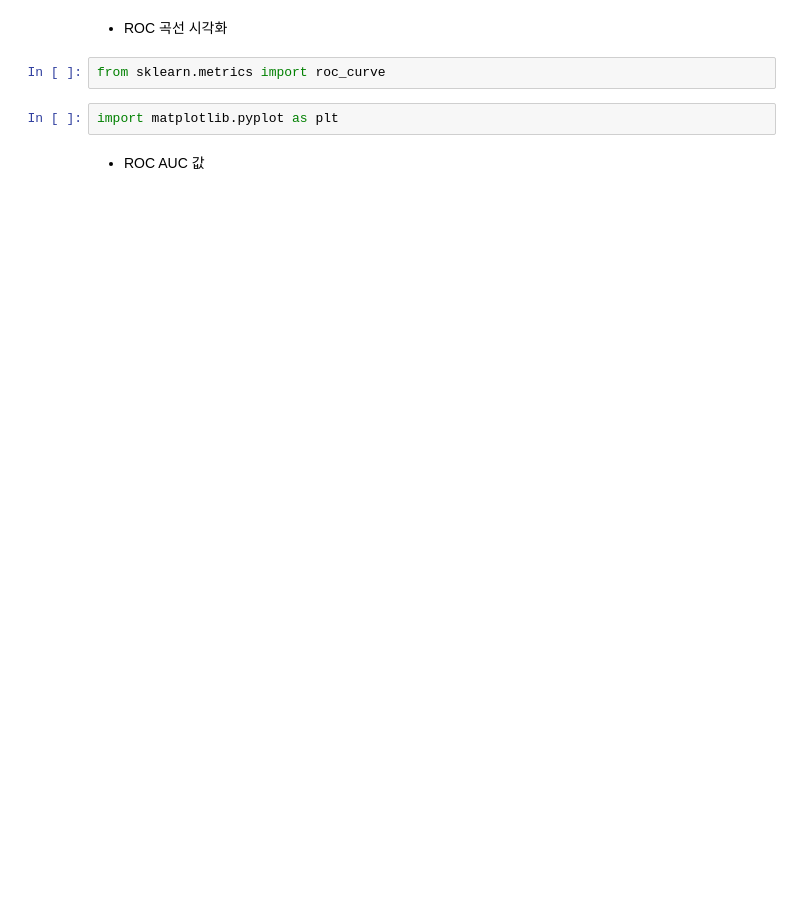
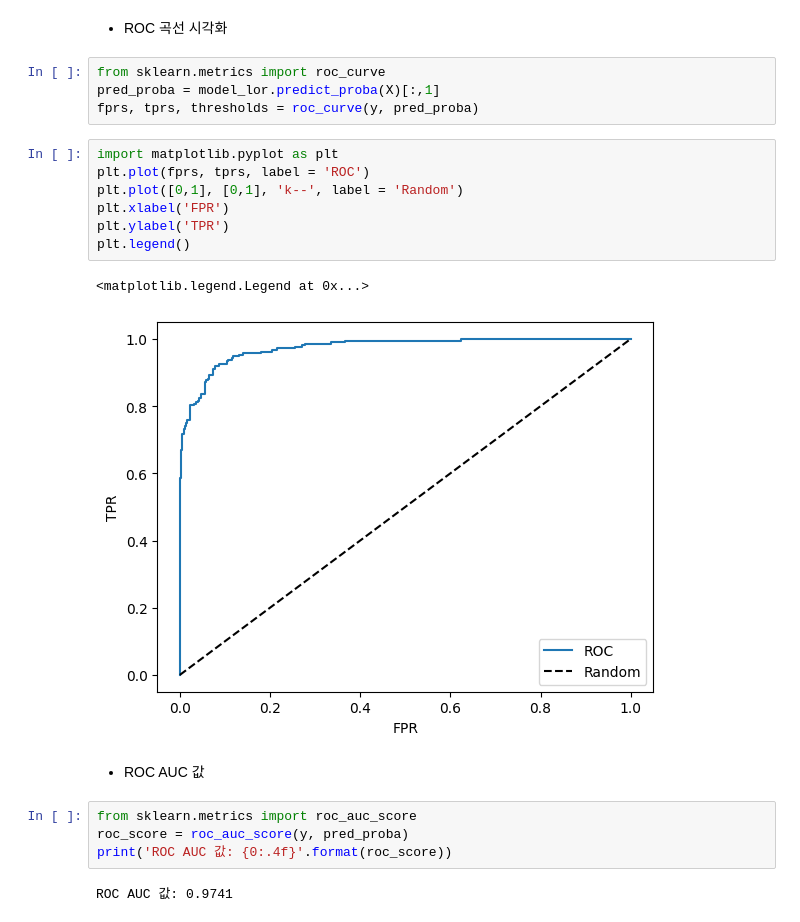
Before and after one commit to shinahyeong/ESAA, a Jupyter notebook: YB0404(2)_평가.ipynb, the cells around one changed output. Saved outputs shown, nothing was run; the diff lists cells and outputs as text; blank space fills up the shorter version.

```diff
--- a/YB0404(2)_평가.ipynb
+++ b/YB0404(2)_평가.ipynb
@@ -40,7 +84,23 @@ from sklearn.preprocessing import Binarizer
 * ROC 곡선 시각화
 # %%
 from sklearn.metrics import roc_curve
+pred_proba = model_lor.predict_proba(X)[:,1]
+fprs, tprs, thresholds = roc_curve(y, pred_proba)
-# %%
-import matplotlib.pyplot as plt
+# %%
+import matplotlib.pyplot as plt
+plt.plot(fprs, tprs, label = 'ROC')
+plt.plot([0,1], [0,1], 'k--', label = 'Random')
+plt.xlabel('FPR')
+plt.ylabel('TPR')
+plt.legend()
+# %% [output]
+<matplotlib.legend.Legend at 0x...>
+[figure, added]
 # %% [markdown]
 * ROC AUC 값
+# %%
+from sklearn.metrics import roc_auc_score
+roc_score = roc_auc_score(y, pred_proba)
+print('ROC AUC 값: {0:.4f}'.format(roc_score))
+# %% [output]
+ROC AUC 값: 0.9741
```
Also changed, not shown: parts of 11 cells of this notebook, 1 other file.
